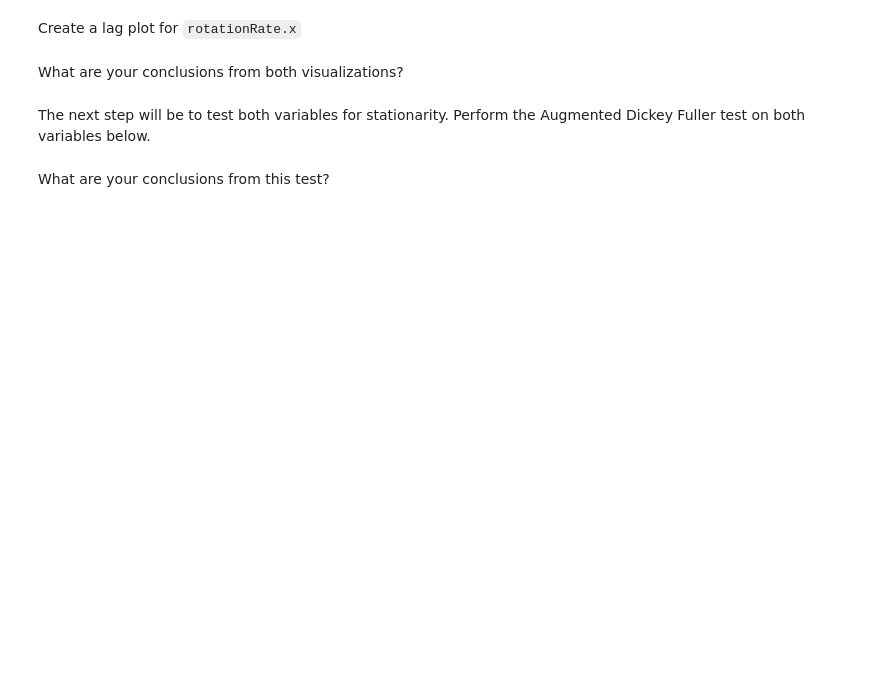
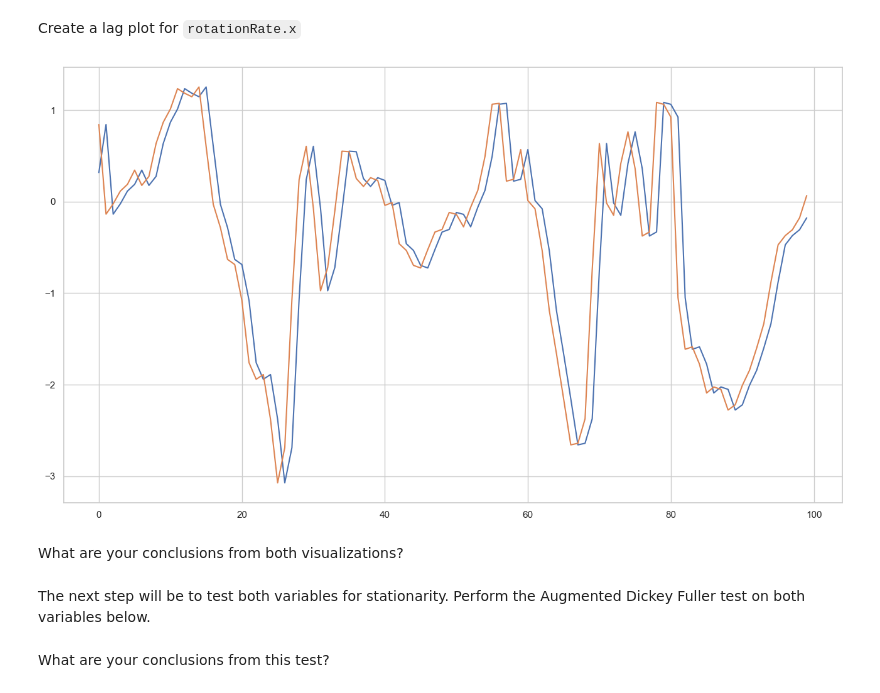
Before and after one commit to danidimarti/lab-time-series, a Jupyter notebook: your-code/main.ipynb, the cells around one changed output. Cells and saved outputs as stored; diff of their text form; code cells hidden in the pictures; blank space fills up the shorter version.

```diff
--- a/your-code/main.ipynb
+++ b/your-code/main.ipynb
@@ -57,2 +160,13 @@ Create a lag plot for `rotationRate.x`
+# %%
+# Your code here:
+
+lag_plot = sensor['rotationRate.x'][:-1]
+
+sensor_plus_one = sensor['rotationRate.x'][1:]
+
+plt.plot(lag_plot.values[:100], label="y(t)")
+plt.plot(sensor_plus_one.values[:100], label="y(t)+1");
+# %% [output]
+[figure, added]
 # %% [markdown]
 What are your conclusions from both visualizations?
```
Also changed, not shown: parts of 24 cells of this notebook.
